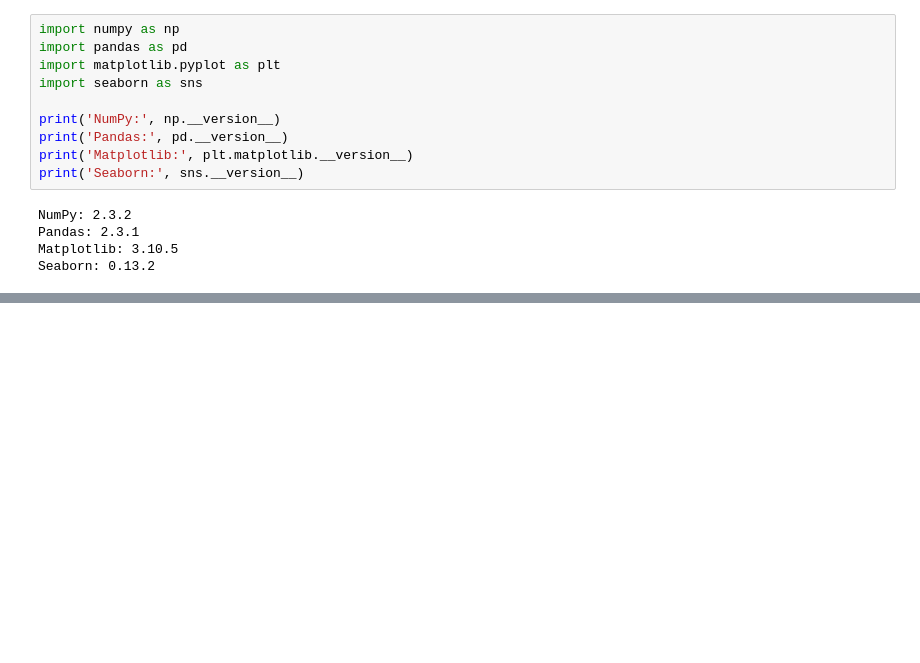
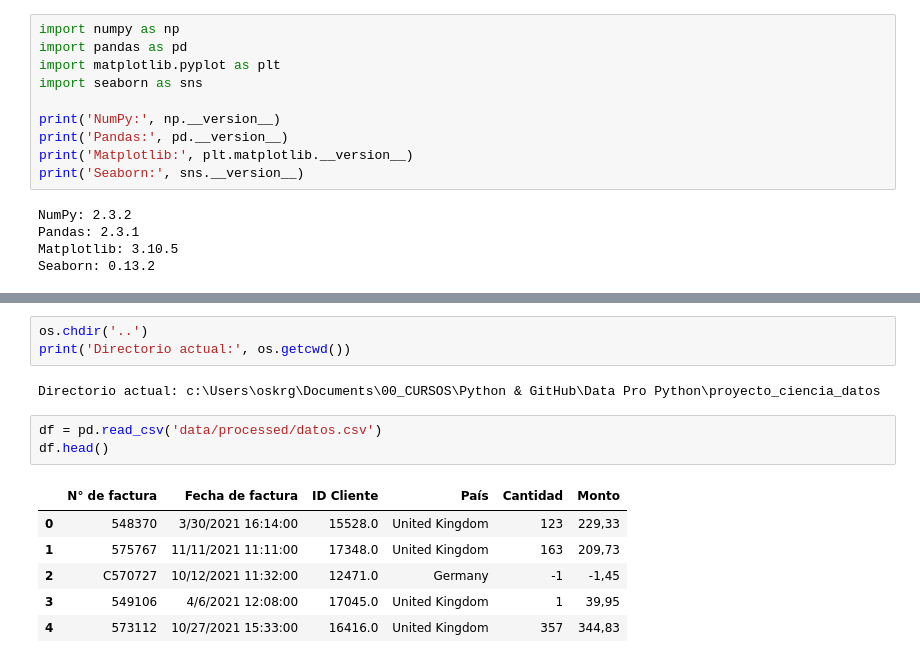
Before and after one commit to oscar-pry/curso_pro, a Jupyter notebook: notebooks/00_inicio.ipynb, the cells around one changed output, grey strips where cells are left out. Saved outputs shown, nothing was run; the diff lists cells and outputs as text; blank space fills up the shorter version.

```diff
--- a/notebooks/00_inicio.ipynb
+++ b/notebooks/00_inicio.ipynb
@@ -43,0 +31,15 @@ plt.show()
+# %%
+os.chdir('..')
+print('Directorio actual:', os.getcwd())
+# %% [output]
+Directorio actual: c:\Users\oskrg\Documents\00_CURSOS\Python & GitHub\Data Pro Python\proyecto_ciencia_datos
+# %%
+df = pd.read_csv('data/processed/datos.csv')
+df.head()
+# %% [output]
+|  | N° de factura | Fecha de factura | ID Cliente | País | Cantidad | Monto |
+| 0 | 548370 | 3/30/2021 16:14:00 | 15528.0 | United Kingdom | 123 | 229,33 |
+| 1 | 575767 | 11/11/2021 11:11:00 | 17348.0 | United Kingdom | 163 | 209,73 |
+| 2 | C570727 | 10/12/2021 11:32:00 | 12471.0 | Germany | -1 | -1,45 |
+| 3 | 549106 | 4/6/2021 12:08:00 | 17045.0 | United Kingdom | 1 | 39,95 |
+| 4 | 573112 | 10/27/2021 15:33:00 | 16416.0 | United Kingdom | 357 | 344,83 |
```
Also changed, not shown: parts of 4 cells of this notebook.
